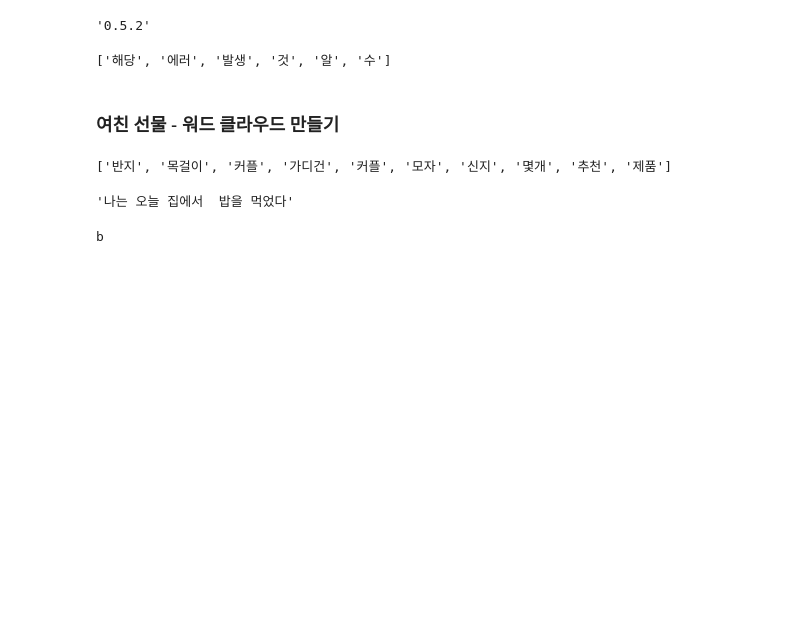
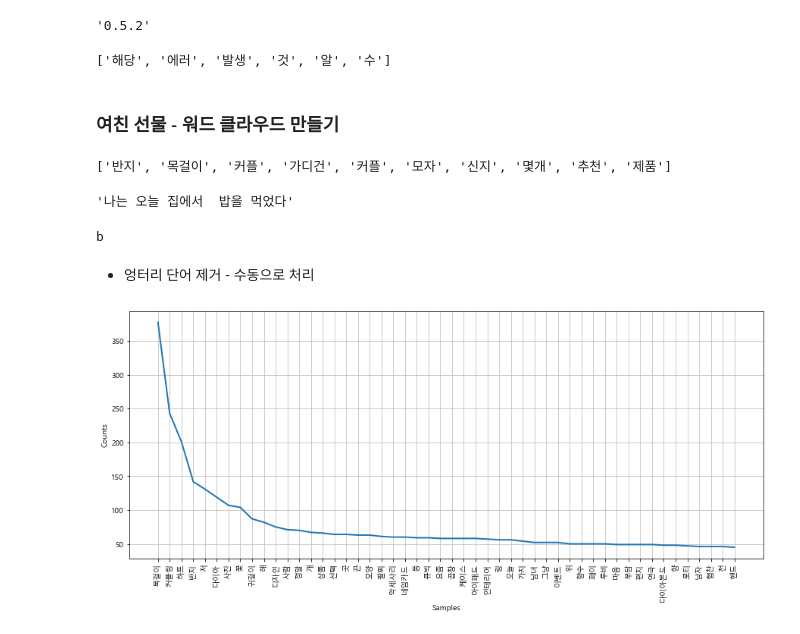
Before and after one commit to OHxhxs/MachinLearning, a Jupyter notebook: 06.텍스트 분석/02.워드클라우드.ipynb, the cells around one changed output. Cells and saved outputs as stored; diff of their text form; code cells hidden in the pictures; blank space fills up the shorter version.

```diff
--- a/06.텍스트 분석/02.워드클라우드.ipynb
+++ b/06.텍스트 분석/02.워드클라우드.ipynb
@@ -50,3 +50,11 @@ else:
     print('b')
 # %% [output]
 b
+# %%
+# 한글 폰트 설정
+import matplotlib as mpl
+import matplotlib.pyplot as plt
+mpl.rcParams['axes.unicode_minus'] = False
+mpl.rcParams["font.family"] = 'Malgun Gothic'
+# %% [markdown]
+- 엉터리 단어 제거 - 수동으로 처리
@@ -52,0 +63,7 @@ b
+# %%
+gf_gift = nltk.Text(new_tokens, name='여친선물')
+plt.figure(figsize=(15,6))
+gf_gift.plot(50)
+plt.show()
+# %% [output]
+[figure, added]
```
Also changed, not shown: parts of 11 cells of this notebook, 6 other files.
